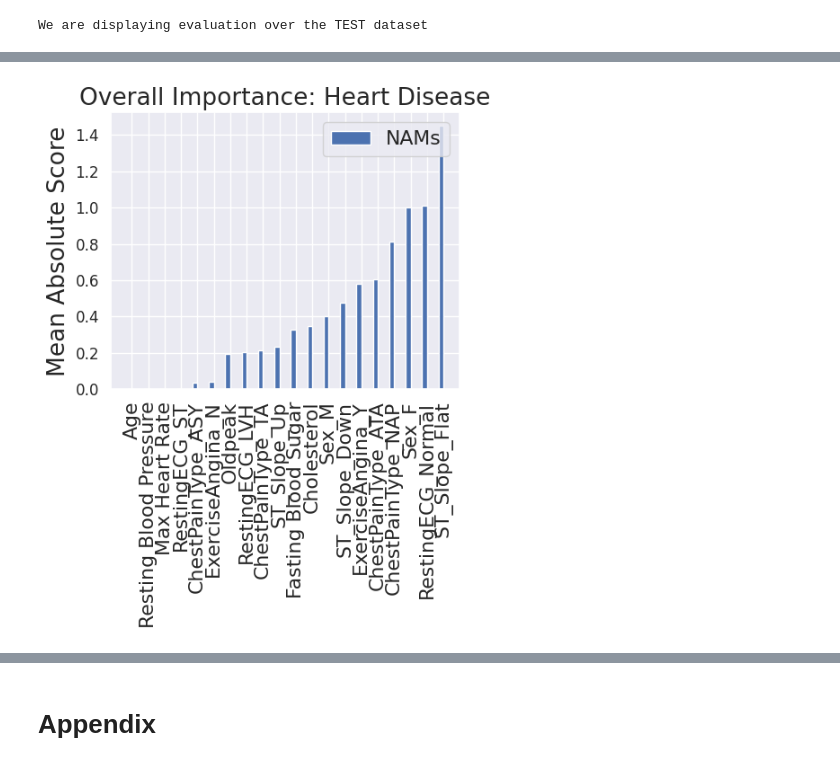
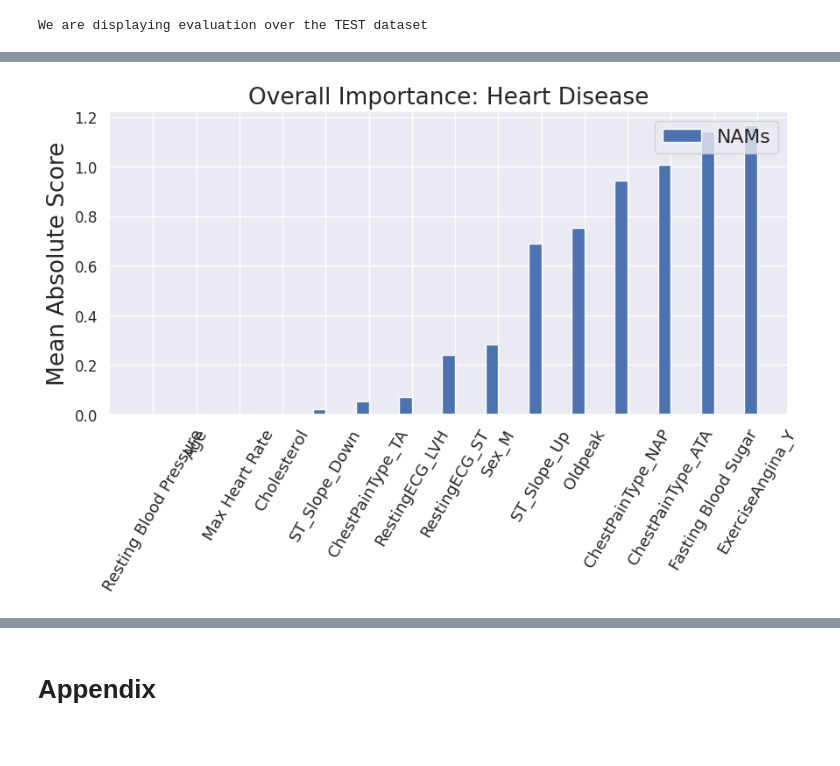
Before and after one commit to juliepinole/eth, a Jupyter notebook: healthcare/heart/Heart_explo_NAM.ipynb, the cells around one changed output, grey strips where cells are left out. Saved outputs shown, nothing was run; the diff lists cells and outputs as text; code cells hidden in the pictures.

```diff
--- a/healthcare/heart/Heart_explo_NAM.ipynb
+++ b/healthcare/heart/Heart_explo_NAM.ipynb
@@ -80,8 +82,8 @@ class NotebookParams(param.Parameterized):
 		lambda_power             = param.Integer(default=2, bounds=(1,7),doc="lambda Lasso exponent of 10^x")
 		lr_multiple              = param.Number(5, bounds=(1,10), doc="Learning Rate Multiple of 10^x")
 		lr_power                 = param.Integer(default=3, bounds=(1,9),doc="Learning Rate exponent of 10^x")
-		epochs                   = param.Integer(default=50 ,bounds=(20,2000))
-		data_set                 = param.ObjectSelector(default="validation",objects=['train', 'validation', 'train + validation', 'test'])
+		epochs                   = param.Integer(default=2000 ,bounds=(20,2000))
+		data_set                 = param.ObjectSelector(default="test",objects=['train', 'validation', 'train + validation', 'test'])
 		stand_features           = param.Boolean(False, doc="Whether we want to standardize numerical features")
 		stand_embeddings         = param.Boolean(False, doc="Whether we want to standardize embeddings")
 		use_lasso                = param.Boolean(False)
@@ -625,7 +626,7 @@ else:
                 data_specs['data'],
                 num_features=num_features,
                 categorical_features=categorical_features,
-                category_to_drop=None,
+                category_to_drop=category_to_drop,
                 label_col=label_col,
                 add_one_hot_encoded=base.add_one_hot_encoded,
                 add_embeddings=base.add_embeddings,
@@ -634,6 +635,12 @@ else:
                 test_size=base.test_size,
                 random_state=base.random_state_test_train_split,
                 split_data=False,
+								replace_pb_values={
+										'Cholesterol': {
+												'target_to_replace': 0,
+												'replacement_method': 'median',
+										}
+								},
         )
         x_features = processed_data.tensors['X_train'] # Now importing a dictionary
         y_true = processed_data.tensors['y_train']
@@ -792,30 +854,31 @@ def compute_mean_feature_importance(avg_hist_data):
   x1, x2 = zip(*mean_abs_score.items())
   return x1, x2
 
-def plot_mean_feature_importance(x1, x2, width = 0.3):
-  fig = plt.figure(figsize=(5, 4))
-  ind = np.arange(len(x1))  # the x locations for the groups
-  x1_indices = np.argsort(x2)
-  cols_here = [cols[i] for i in x1_indices]
-  # x1_here = [x12[i] for i in x1_indices]
-  x2_here = [x2[i] for i in x1_indices]
+def plot_mean_feature_importance(x1, x2, width = 0.3, figsize=(5,4),):
+	fig = plt.figure(figsize=figsize)
+	ind = np.arange(len(x1))  # the x locations for the groups
+	x1_indices = np.argsort(x2)
+	cols_here = [cols[i] for i in x1_indices]
+	# x1_here = [x12[i] for i in x1_indices]
+	x2_here = [x2[i] for i in x1_indices]
 
-  plt.bar(ind, x2_here, width, label='NAMs')
-  # plt.bar(ind+width, x1_here, width, label='EBMs')
-  plt.xticks(ind + width/2, cols_here, rotation=90, fontsize='large')
-  plt.ylabel('Mean Absolute Score', fontsize='x-large')
-  plt.legend(loc='upper right', fontsize='large')
-  plt.title(f'Overall Importance: Heart Disease', fontsize='x-large')
-  plt.show()
-  return fig
+	plt.bar(ind, x2_here, width, label='NAMs')
+	# plt.bar(ind+width, x1_here, width, label='EBMs')
+	plt.xticks(ind + width/2, cols_here, rotation=60, fontsize='medium')
+	plt.ylabel('Mean Absolute Score', fontsize='x-large')
+	plt.legend(loc='upper right', fontsize='large')
+	plt.title(f'Overall Importance: Heart Disease', fontsize='x-large')
+	plt.show()
+	fig.tight_layout()
+	return fig
 # %%
 #@title Global feature importance
 
 x1, x2 = compute_mean_feature_importance(avg_hist_data)
 cols = [COL_NAMES[x] for x in x1]
-fig = plot_mean_feature_importance(x1, x2)
+fig = plot_mean_feature_importance(x1, x2, figsize=(10,4.5))
 # %% [output]
-[figure, old version]
+[figure, new version]
 # %%
 #@title Plotting Helper Functions
 
```
Also changed, not shown: parts of 34 cells of this notebook, 9 other files.
